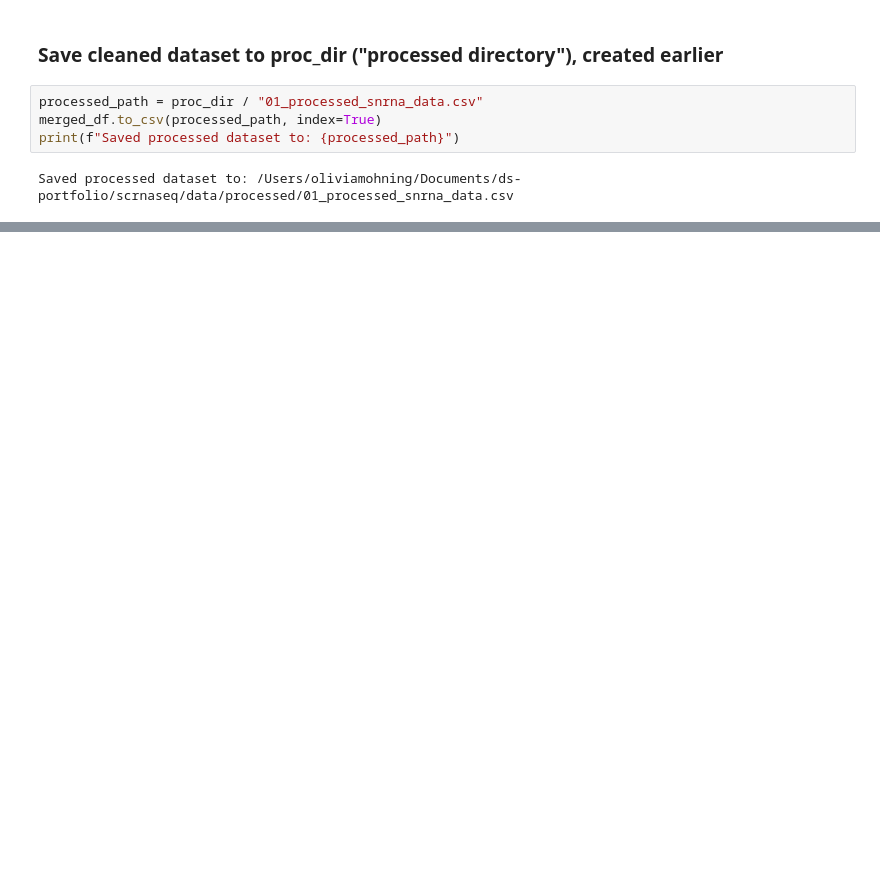
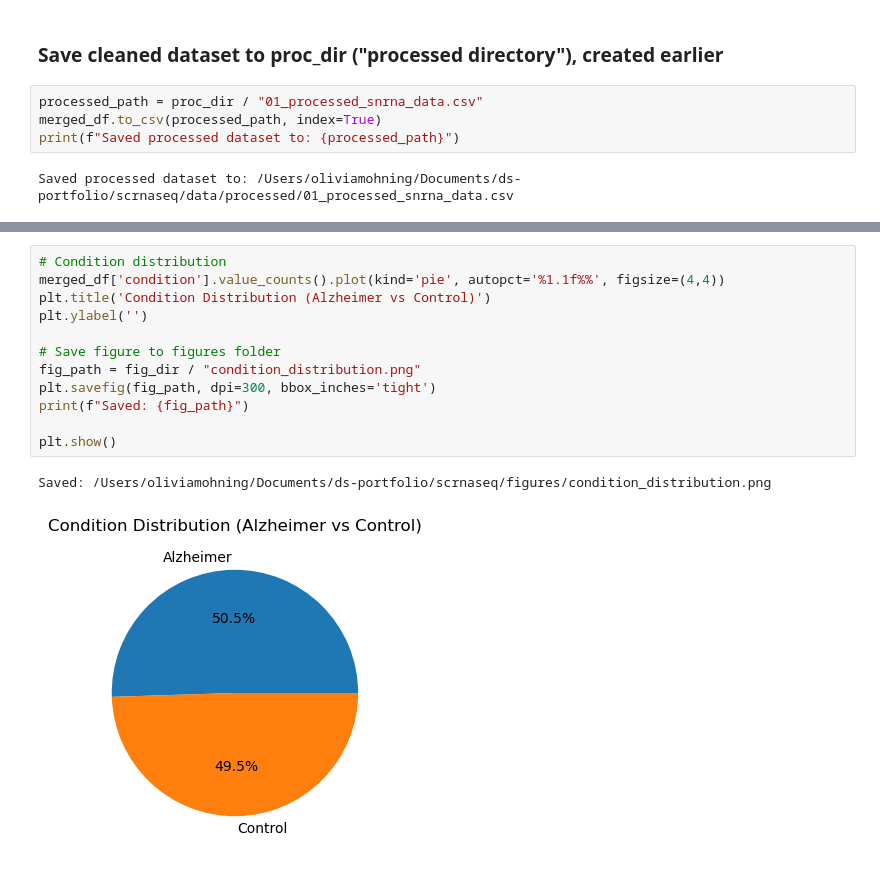
Before and after one commit to oliviamohning/alzheimers-scrnaseq, a Jupyter notebook: notebooks/alzheimers_snrna_analysis.ipynb, the cells around one changed output, grey strips where cells are left out. Saved outputs shown, nothing was run; the diff lists cells and outputs as text; blank space fills up the shorter version.

Commit message:
updated notebook to save figures for data visualization

```diff
--- a/notebooks/alzheimers_snrna_analysis.ipynb
+++ b/notebooks/alzheimers_snrna_analysis.ipynb
@@ -310,0 +341,15 @@ Saved processed dataset to: /Users/oliviamohning/Documents/ds-portfolio/scrnaseq
+# %%
+# Condition distribution
+merged_df['condition'].value_counts().plot(kind='pie', autopct='%1.1f%%', figsize=(4,4))
+plt.title('Condition Distribution (Alzheimer vs Control)')
+plt.ylabel('')
+
+# Save figure to figures folder
+fig_path = fig_dir / "condition_distribution.png"
+plt.savefig(fig_path, dpi=300, bbox_inches='tight')
+print(f"Saved: {fig_path}")
+
+plt.show()
+# %% [output]
+Saved: /Users/oliviamohning/Documents/ds-portfolio/scrnaseq/figures/condition_distribution.png
+[figure, added]
```
Also changed, not shown: parts of 19 cells of this notebook.
